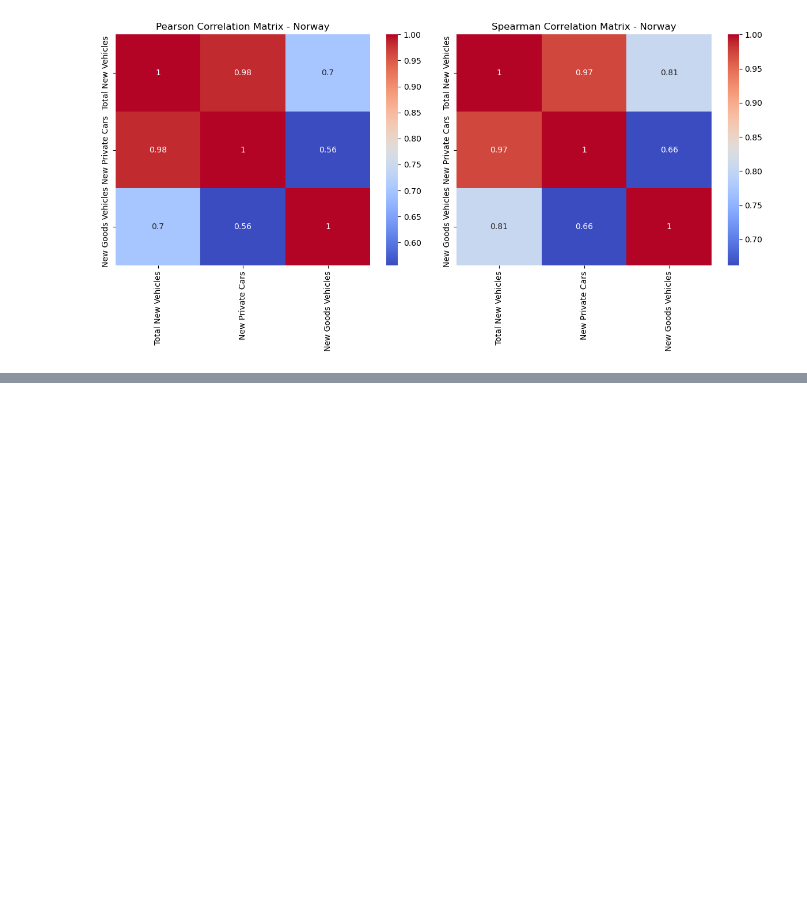
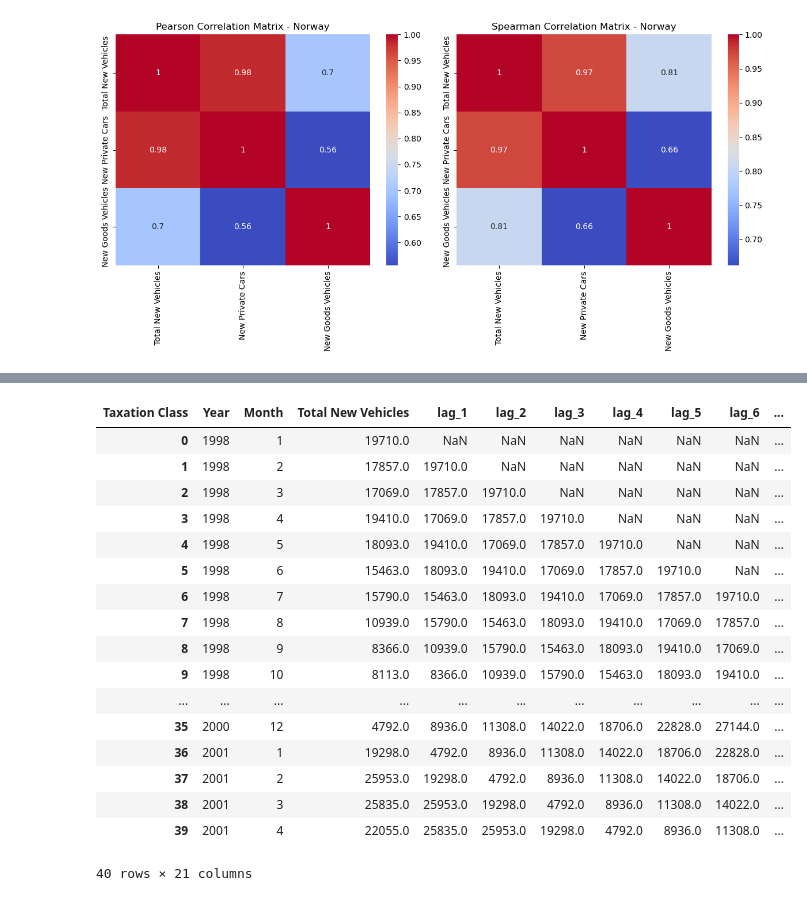
Before and after one commit to Ahmet-C-C/Car-Registration-Comparison-Between-Ireland-and-Norway, a Jupyter notebook: Msc CA02.ipynb, the cells around one changed output, grey strips where cells are left out. Cells and saved outputs as stored; diff of their text form; code cells hidden in the pictures; blank space fills up the shorter version.

```diff
--- a/Msc CA02.ipynb
+++ b/Msc CA02.ipynb
@@ -1355,0 +1358,13 @@ plt.show()
+# %%
+
+dfir_copy = dfir.copy()
+dfnor_copy = dfnor.copy()
+
+# Splitting the 'Month' column into two separate columns: 'Year' and 'Month'
+dfir_copy['Year'] = dfir_copy['Month'] // 100
+dfir_copy['Month'] = dfir_copy['Month'] % 100
+
+dfnor_copy['Year'] = dfnor_copy['Month'] // 100
+dfnor_copy['Month'] = dfnor_copy['Month'] % 100
+
+dfir_copy.head()
@@ -1355,0 +1387,35 @@ plt.show()
+# %%
+# Function to create lagged features for a specified number of months
+def create_lagged_features(df, n_lags):
+    for lag in range(1, n_lags + 1):
+        df[f'lag_{lag}'] = df['Total New Vehicles'].shift(lag)
+    return df
+
+dfir_total_vehicles = dfir_copy[['Year', 'Month', 'Total New Vehicles']].copy()
+dfnor_total_vehicles = dfnor_copy[['Year', 'Month', 'Total New Vehicles']].copy()
+
+n_lags = 18
+dfir_lagged = create_lagged_features(dfir_total_vehicles, n_lags)
+dfnor_lagged = create_lagged_features(dfnor_total_vehicles, n_lags)
+
+# Displaying the first few rows of the modified datasets with lagged features
+dfir_lagged.head(40)
+# %% [output]
+| Taxation Class | Year | Month | Total New Vehicles | lag_1 | lag_2 | lag_3 | lag_4 | lag_5 | lag_6 | ... |
+| 0 | 1998 | 1 | 19710.0 | NaN | NaN | NaN | NaN | NaN | NaN | ... |
+| 1 | 1998 | 2 | 17857.0 | 19710.0 | NaN | NaN | NaN | NaN | NaN | ... |
+| 2 | 1998 | 3 | 17069.0 | 17857.0 | 19710.0 | NaN | NaN | NaN | NaN | ... |
+| 3 | 1998 | 4 | 19410.0 | 17069.0 | 17857.0 | 19710.0 | NaN | NaN | NaN | ... |
+| 4 | 1998 | 5 | 18093.0 | 19410.0 | 17069.0 | 17857.0 | 19710.0 | NaN | NaN | ... |
+| 5 | 1998 | 6 | 15463.0 | 18093.0 | 19410.0 | 17069.0 | 17857.0 | 19710.0 | NaN | ... |
+| 6 | 1998 | 7 | 15790.0 | 15463.0 | 18093.0 | 19410.0 | 17069.0 | 17857.0 | 19710.0 | ... |
+| 7 | 1998 | 8 | 10939.0 | 15790.0 | 15463.0 | 18093.0 | 19410.0 | 17069.0 | 17857.0 | ... |
+| 8 | 1998 | 9 | 8366.0 | 10939.0 | 15790.0 | 15463.0 | 18093.0 | 19410.0 | 17069.0 | ... |
+| 9 | 1998 | 10 | 8113.0 | 8366.0 | 10939.0 | 15790.0 | 15463.0 | 18093.0 | 19410.0 | ... |
+| ... | ... | ... | ... | ... | ... | ... | ... | ... | ... | ... |
+| 35 | 2000 | 12 | 4792.0 | 8936.0 | 11308.0 | 14022.0 | 18706.0 | 22828.0 | 27144.0 | ... |
+| 36 | 2001 | 1 | 19298.0 | 4792.0 | 8936.0 | 11308.0 | 14022.0 | 18706.0 | 22828.0 | ... |
+| 37 | 2001 | 2 | 25953.0 | 19298.0 | 4792.0 | 8936.0 | 11308.0 | 14022.0 | 18706.0 | ... |
+| 38 | 2001 | 3 | 25835.0 | 25953.0 | 19298.0 | 4792.0 | 8936.0 | 11308.0 | 14022.0 | ... |
+| 39 | 2001 | 4 | 22055.0 | 25835.0 | 25953.0 | 19298.0 | 4792.0 | 8936.0 | 11308.0 | ... |
+40 rows × 21 columns
```
Also changed, not shown: parts of 7 cells of this notebook.
